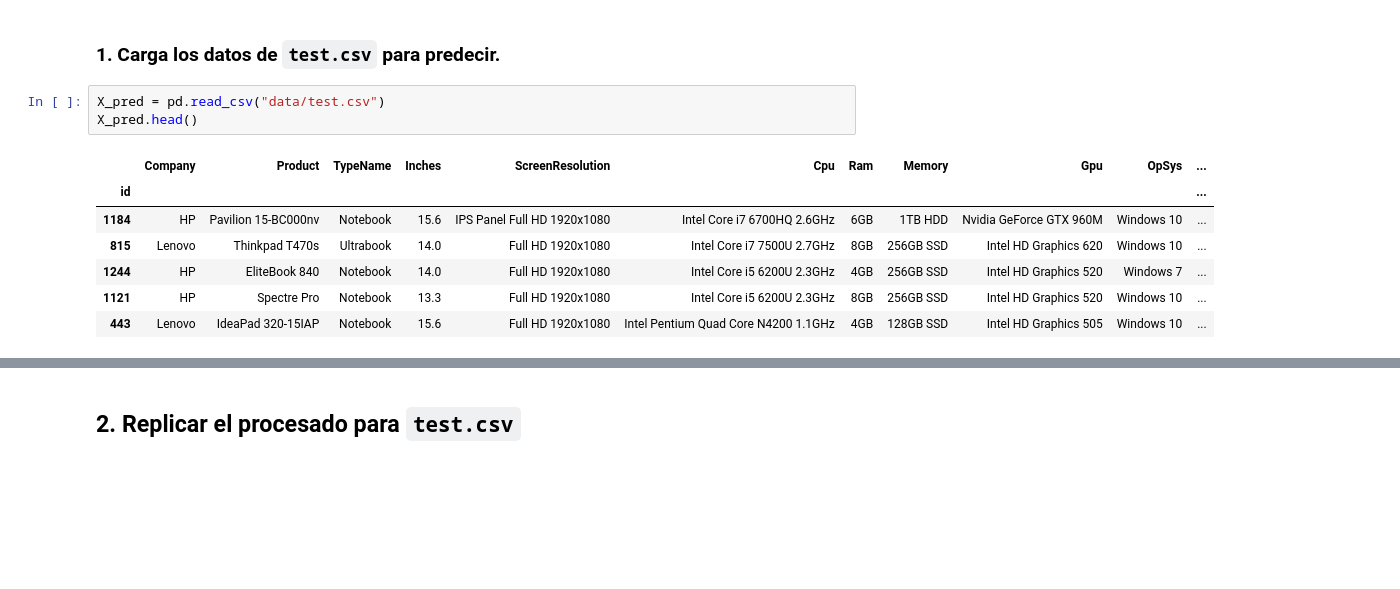
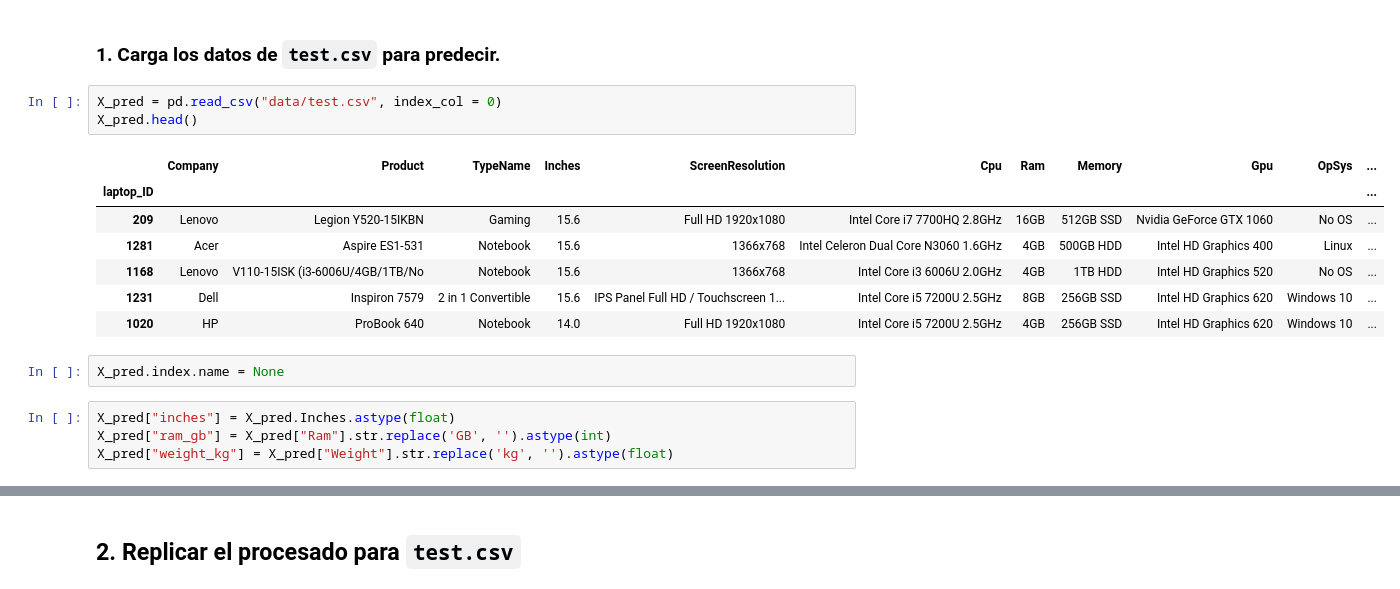
Before and after one commit to MiguelAngel120/ONLINE_DS_THEBRIDGE_Miguel_repo_test, a Jupyter notebook: Masterclass/Kaggle/Kaggle_submission.ipynb, the cells around one changed output, grey strips where cells are left out. Cells and saved outputs as stored; diff of their text form; blank space fills up the shorter version.

Commit message:
Actualizar Kaggle submission y notebook de Selección de Features en Sprint 14

```diff
--- a/Masterclass/Kaggle/Kaggle_submission.ipynb
+++ b/Masterclass/Kaggle/Kaggle_submission.ipynb
@@ -130,16 +229,22 @@ Véase:
 # %% [markdown]
 ### 1. Carga los datos de `test.csv` para predecir.
 # %%
-X_pred = pd.read_csv("data/test.csv")
+X_pred = pd.read_csv("data/test.csv", index_col = 0)
 X_pred.head()
 # %% [output]
 |  | Company | Product | TypeName | Inches | ScreenResolution | Cpu | Ram | Memory | Gpu | OpSys | ... |
-| id |  |  |  |  |  |  |  |  |  |  | ... |
-| 1184 | HP | Pavilion 15-BC000nv | Notebook | 15.6 | IPS Panel Full HD 1920x1080 | Intel Core i7 6700HQ 2.6GHz | 6GB | 1TB HDD | Nvidia GeForce GTX 960M | Windows 10 | ... |
-| 815 | Lenovo | Thinkpad T470s | Ultrabook | 14.0 | Full HD 1920x1080 | Intel Core i7 7500U 2.7GHz | 8GB | 256GB SSD | Intel HD Graphics 620 | Windows 10 | ... |
-| 1244 | HP | EliteBook 840 | Notebook | 14.0 | Full HD 1920x1080 | Intel Core i5 6200U 2.3GHz | 4GB | 256GB SSD | Intel HD Graphics 520 | Windows 7 | ... |
-| 1121 | HP | Spectre Pro | Notebook | 13.3 | Full HD 1920x1080 | Intel Core i5 6200U 2.3GHz | 8GB | 256GB SSD | Intel HD Graphics 520 | Windows 10 | ... |
-| 443 | Lenovo | IdeaPad 320-15IAP | Notebook | 15.6 | Full HD 1920x1080 | Intel Pentium Quad Core N4200 1.1GHz | 4GB | 128GB SSD | Intel HD Graphics 505 | Windows 10 | ... |
+| laptop_ID |  |  |  |  |  |  |  |  |  |  | ... |
+| 209 | Lenovo | Legion Y520-15IKBN | Gaming | 15.6 | Full HD 1920x1080 | Intel Core i7 7700HQ 2.8GHz | 16GB | 512GB SSD | Nvidia GeForce GTX 1060 | No OS | ... |
+| 1281 | Acer | Aspire ES1-531 | Notebook | 15.6 | 1366x768 | Intel Celeron Dual Core N3060 1.6GHz | 4GB | 500GB HDD | Intel HD Graphics 400 | Linux | ... |
+| 1168 | Lenovo | V110-15ISK (i3-6006U/4GB/1TB/No | Notebook | 15.6 | 1366x768 | Intel Core i3 6006U 2.0GHz | 4GB | 1TB HDD | Intel HD Graphics 520 | No OS | ... |
+| 1231 | Dell | Inspiron 7579 | 2 in 1 Convertible | 15.6 | IPS Panel Full HD / Touchscreen 1... | Intel Core i5 7200U 2.5GHz | 8GB | 256GB SSD | Intel HD Graphics 620 | Windows 10 | ... |
+| 1020 | HP | ProBook 640 | Notebook | 14.0 | Full HD 1920x1080 | Intel Core i5 7200U 2.5GHz | 4GB | 256GB SSD | Intel HD Graphics 620 | Windows 10 | ... |
+# %%
+X_pred.index.name = None
+# %%
+X_pred["inches"] = X_pred.Inches.astype(float)
+X_pred["ram_gb"] = X_pred["Ram"].str.replace('GB', '').astype(int)
+X_pred["weight_kg"] = X_pred["Weight"].str.replace('kg', '').astype(float)
 # %%
 X_pred.tail()
 # %% [output]
```
Also changed, not shown: parts of 29 cells of this notebook, 1 other file.
